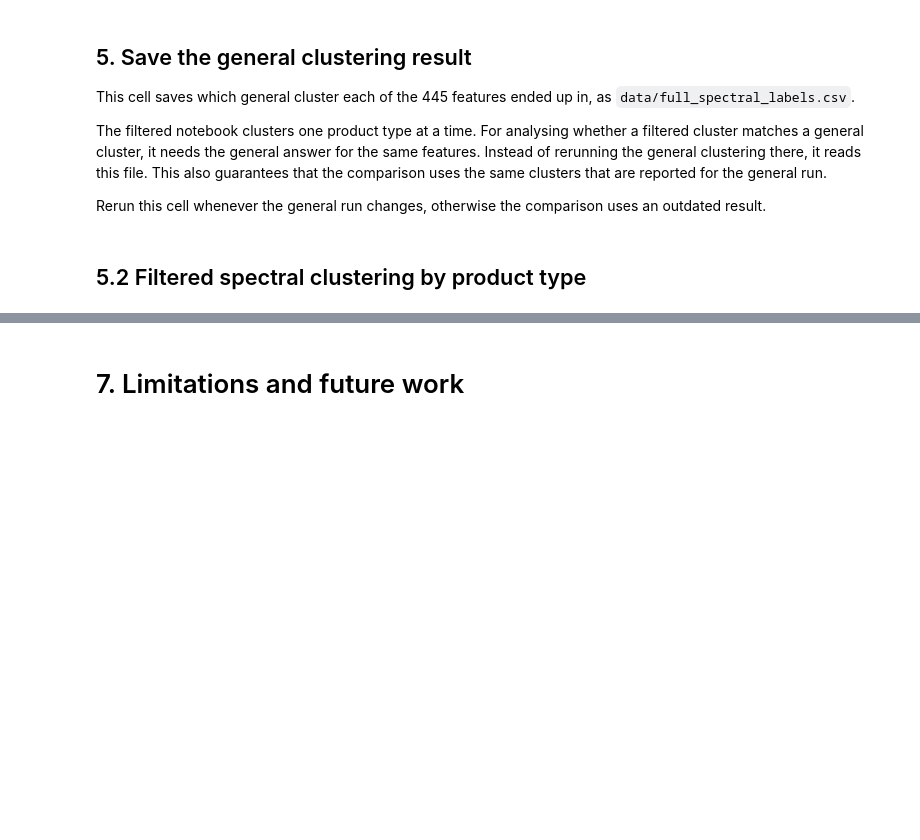
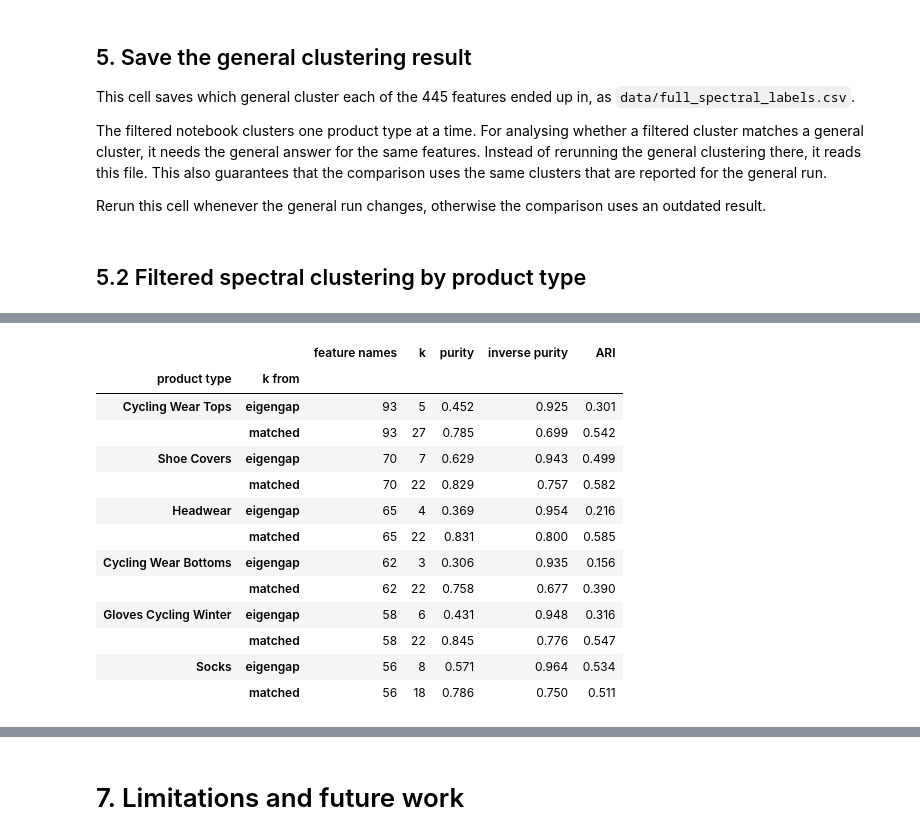
Before and after one commit to dumitritamacarenco/CTFDS-Project, a Jupyter notebook: final_report.ipynb, the cells around one changed output, grey strips where cells are left out. Saved outputs shown, nothing was run; the diff lists cells and outputs as text; code cells hidden in the pictures; blank space fills up the shorter version.

```diff
--- a/final_report.ipynb
+++ b/final_report.ipynb
@@ -2619,0 +2722,20 @@ display(HTML(figure.to_html(full_html=False, include_plotlyjs="cdn")))
+# %%
+THEMES = ["Windproof", "Waterproof protection", "Insulating", "Reflective details"]
+SHOW = 8  # feature names listed per cluster
+
+rows = []
+for theme in THEMES:
+    for name, result in results.items():
+        labels = result["labels"]
+        label = labels[index_of[theme]]
+        if label == -1:
+            members = [theme]
+        else:
+            members = [feature_names[i] for i in np.flatnonzero(labels == label)]
+        others = [member for member in members if member != theme]
+        shown = ", ".join(others[:SHOW]) + (f" (+{len(others) - SHOW} more)" if len(others) > SHOW else "")
+        rows.append({"theme": theme, "method": name, "size": "noise" if label == -1 else len(members),
+                     "grouped with": shown})
+
+with pd.option_context("display.max_colwidth", None):
+    display(pd.DataFrame(rows).set_index(["theme", "method"]))
@@ -2619,0 +2802,56 @@ display(HTML(figure.to_html(full_html=False, include_plotlyjs="cdn")))
+# %%
+def purity(reference, predicted):
+    """Share of items that belong to the most common reference cluster of their predicted cluster."""
+    total = 0
+    for label in np.unique(predicted):
+        total += Counter(reference[predicted == label].tolist()).most_common(1)[0][1]
+    return total / len(reference)
+
+
+FILTER_NEIGHBORS, FILTER_K_MIN, MIN_FEATURE_NAMES = 8, 3, 50
+general_labels = results["Spectral"]["labels"]
+
+type_names = {}
+for product in products:
+    type_names.setdefault(product["product_type"], set()).update(product["titles"])
+
+rows, sweeps = [], {}
+for product_type, names in sorted(type_names.items(), key=lambda item: -len(item[1])):
+    if len(names) < MIN_FEATURE_NAMES:
+        continue
+    indices = sorted(index_of[name] for name in names)
+    S_type = S[np.ix_(indices, indices)]
+    general = general_labels[indices]
+    k_max = len(indices) // 5
+    matched_k = len(set(general.tolist()))
+
+    eigenvalues, eigenvectors = spectral_eigen(S_type, FILTER_NEIGHBORS)
+    gaps = np.diff(eigenvalues)
+    eigengap_k = int(np.argmax(gaps[FILTER_K_MIN - 1:k_max]) + FILTER_K_MIN)
+
+    for label, k in [("eigengap", eigengap_k), ("matched", matched_k)]:
+        filtered = spectral_from_eigenvectors(eigenvectors, k, FINAL["seed"])
+        rows.append({"product type": product_type, "feature names": len(indices), "k from": label, "k": k,
+                     "purity": round(purity(general, filtered), 3),
+                     "inverse purity": round(purity(filtered, general), 3),
+                     "ARI": round(adjusted_rand_score(general, filtered), 3)})
+    sweeps[product_type] = {k: adjusted_rand_score(general, spectral_from_eigenvectors(eigenvectors, k, FINAL["seed"]))
+                            for k in range(FILTER_K_MIN, max(k_max, matched_k) + 1)}
+
+filtered_table = pd.DataFrame(rows).set_index(["product type", "k from"])
+filtered_table
+# %% [output]
+|  |  | feature names | k | purity | inverse purity | ARI |
+| product type | k from |  |  |  |  |  |
+| Cycling Wear Tops | eigengap | 93 | 5 | 0.452 | 0.925 | 0.301 |
+|  | matched | 93 | 27 | 0.785 | 0.699 | 0.542 |
+| Shoe Covers | eigengap | 70 | 7 | 0.629 | 0.943 | 0.499 |
+|  | matched | 70 | 22 | 0.829 | 0.757 | 0.582 |
+| Headwear | eigengap | 65 | 4 | 0.369 | 0.954 | 0.216 |
+|  | matched | 65 | 22 | 0.831 | 0.800 | 0.585 |
+| Cycling Wear Bottoms | eigengap | 62 | 3 | 0.306 | 0.935 | 0.156 |
+|  | matched | 62 | 22 | 0.758 | 0.677 | 0.390 |
+| Gloves Cycling Winter | eigengap | 58 | 6 | 0.431 | 0.948 | 0.316 |
+|  | matched | 58 | 22 | 0.845 | 0.776 | 0.547 |
+| Socks | eigengap | 56 | 8 | 0.571 | 0.964 | 0.534 |
+|  | matched | 56 | 18 | 0.786 | 0.750 | 0.511 |
```
Also changed, not shown: parts of 36 cells of this notebook.
